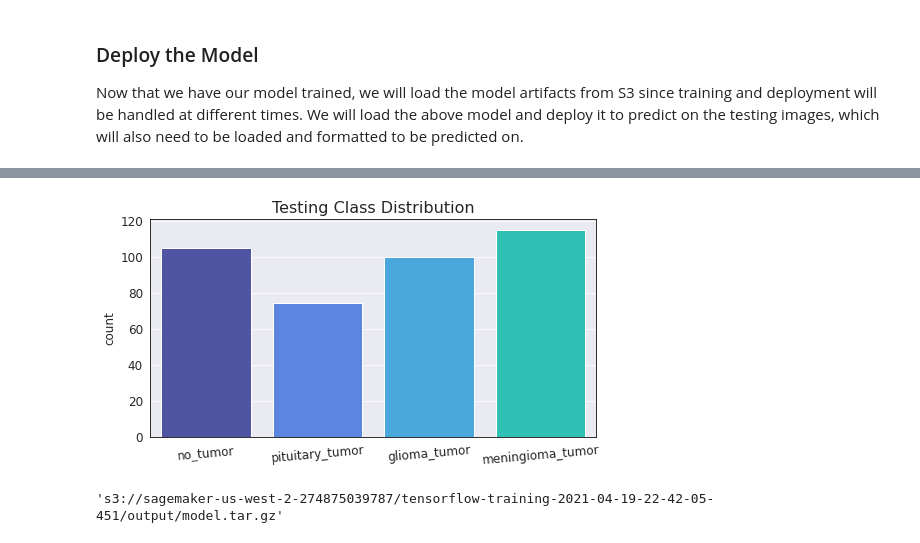
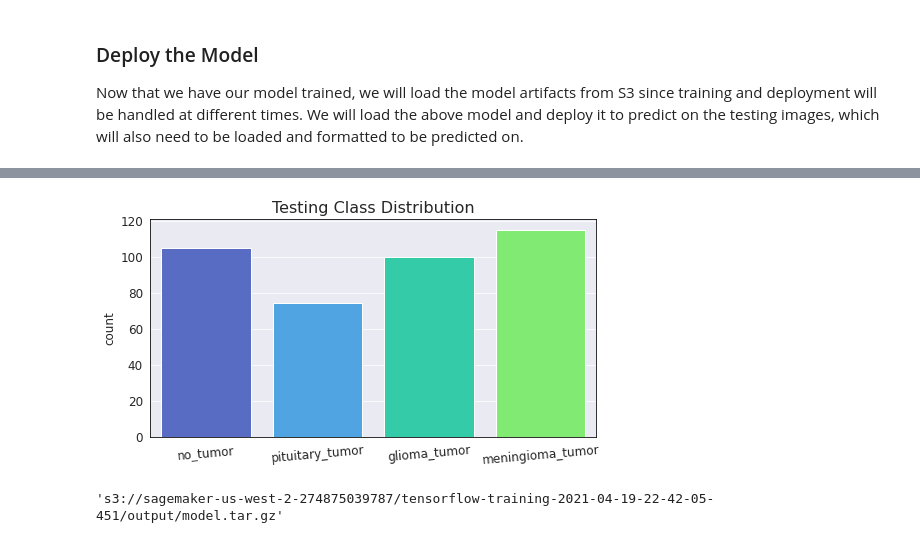
Before and after one commit to dhelms1/brain_tumor, a Jupyter notebook: MRImodeling.ipynb, the cells around one changed output, grey strips where cells are left out. Drawn from its saved outputs; the diff is of its cells as text; code cells hidden in the pictures.

```diff
--- a/MRImodeling.ipynb
+++ b/MRImodeling.ipynb
@@ -421,11 +422,11 @@ Loaded 394 Testing images in 4.319 seconds.
 # %%
 plt.figure(figsize=(8,4))
-sns.countplot(x=y_test, palette=sns.color_palette('turbo', 12))
+sns.countplot(x=y_test, palette=sns.color_palette('turbo', 8))
 plt.title('Testing Class Distribution')
 plt.xticks(rotation=5)
 plt.show()
 # %% [output]
-[figure, old version]
+[figure, new version]
 # %%
 sagemaker_session = sagemaker.Session()
 bucket = sagemaker_session.default_bucket()
```
Also changed, not shown: parts of 11 cells of this notebook, 1 other file.
